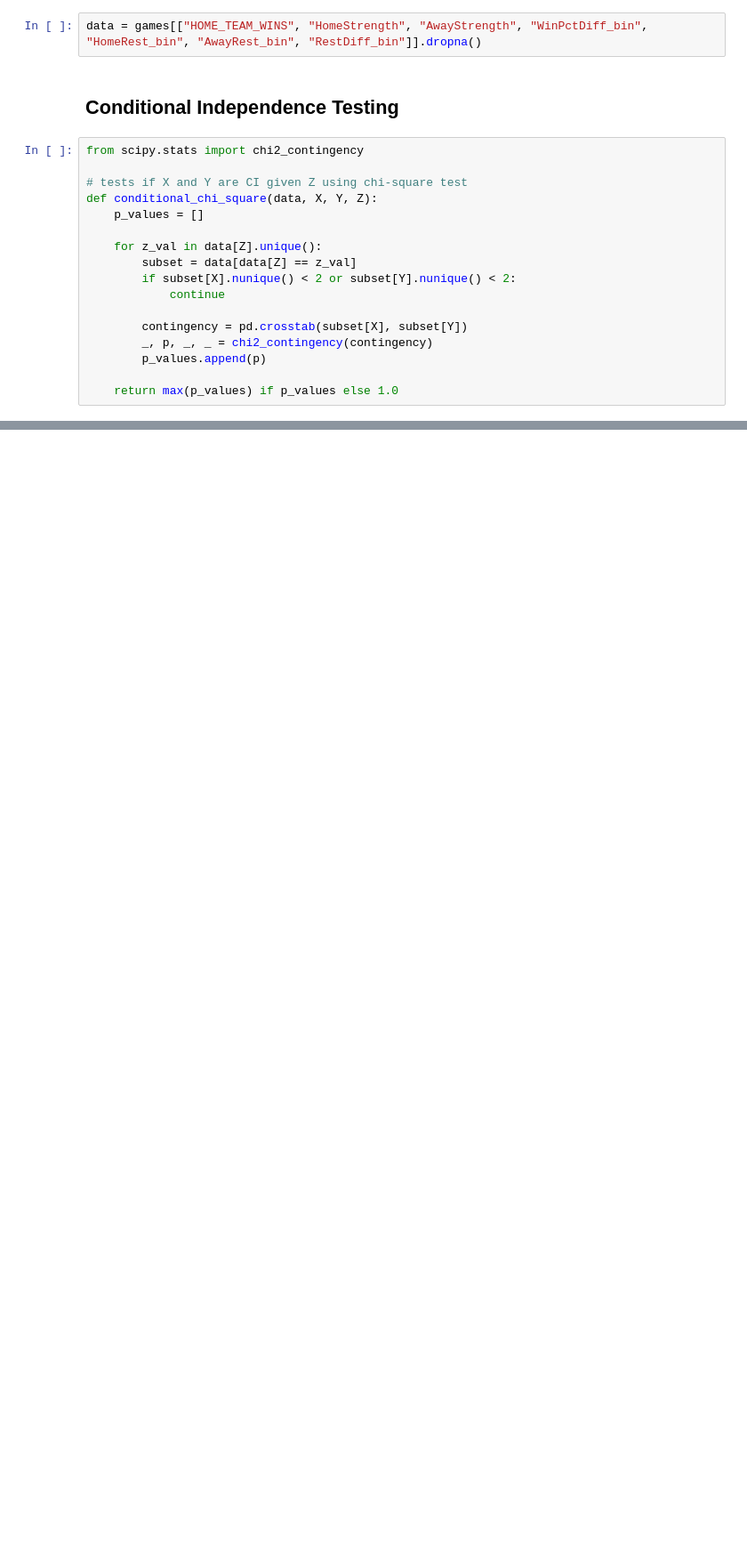
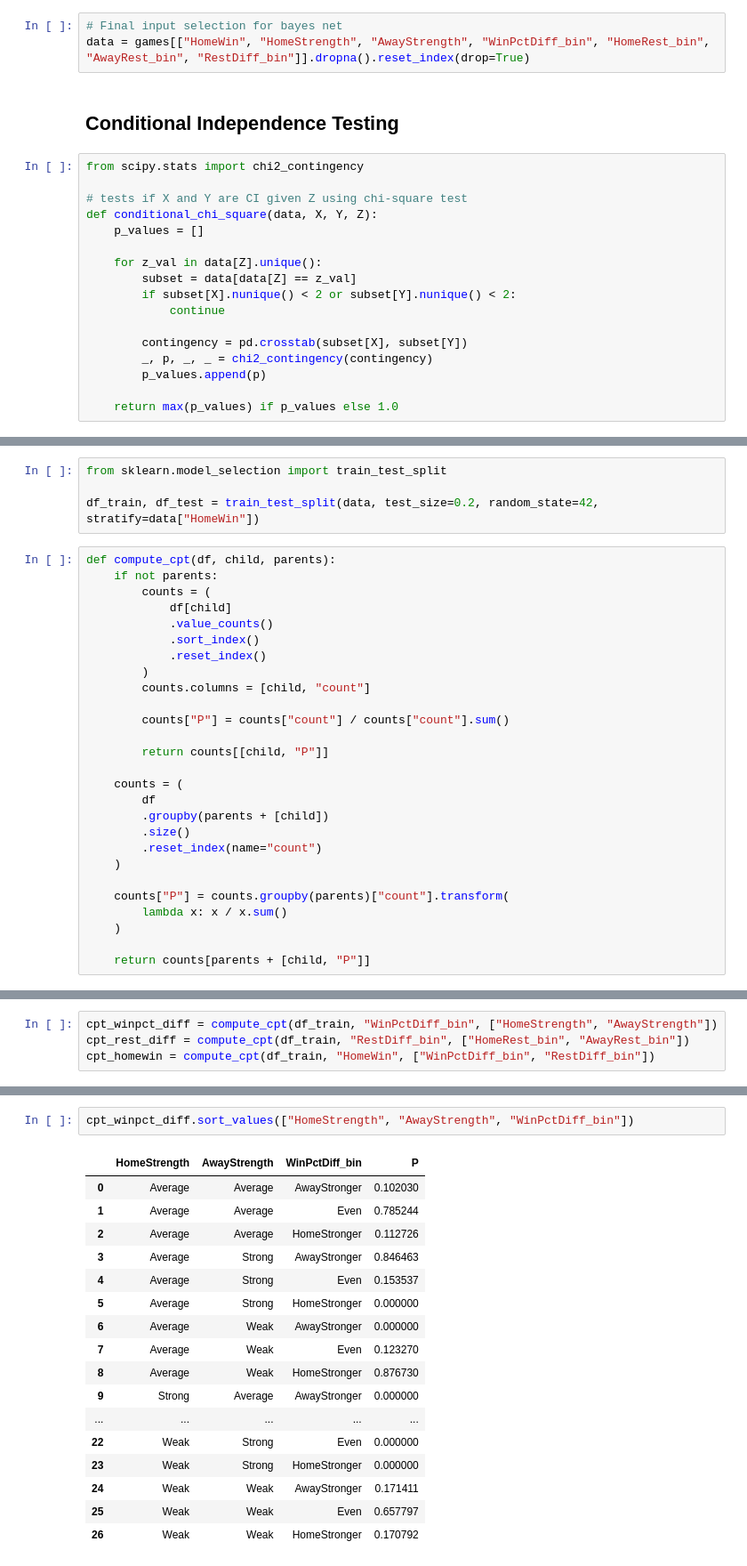
Before and after one commit to leowiemelt/NBA-Bayes-Net, a Jupyter notebook: nbamodel.ipynb, the cells around one changed output, grey strips where cells are left out. Shown at 89% size. Cells and saved outputs as stored; diff of their text form; blank space fills up the shorter version.

```diff
--- a/nbamodel.ipynb
+++ b/nbamodel.ipynb
@@ -174,7 +151,8 @@ games["AwayRest_bin"] = games["AwayRestDays"].apply(rest_bin)
 games["RestDiff"] = games["HomeRestDays"] - games["AwayRestDays"]
 games["RestDiff_bin"] = pd.cut(games["RestDiff"], bins=[-np.inf, -1, 0, np.inf], labels=["AwayRestAdv", "EvenRest", "HomeRestAdv"])
 # %%
-data = games[["HOME_TEAM_WINS", "HomeStrength", "AwayStrength", "WinPctDiff_bin", "HomeRest_bin", "AwayRest_bin", "RestDiff_bin"]].dropna()
+# Final input selection for bayes net
+data = games[["HomeWin", "HomeStrength", "AwayStrength", "WinPctDiff_bin", "HomeRest_bin", "AwayRest_bin", "RestDiff_bin"]].dropna().reset_index(drop=True)
 # %% [markdown]
 ## Conditional Independence Testing
 # %%
@@ -214,0 +242,31 @@ games.iloc[500:510, 20:40]
+# %%
+from sklearn.model_selection import train_test_split
+
+df_train, df_test = train_test_split(data, test_size=0.2, random_state=42, stratify=data["HomeWin"])
+# %%
+def compute_cpt(df, child, parents):
+    if not parents:
+        counts = (
+            df[child]
+            .value_counts()
+            .sort_index()
+            .reset_index()
+        )
+        counts.columns = [child, "count"]
+
+        counts["P"] = counts["count"] / counts["count"].sum()
+
+        return counts[[child, "P"]]
+
+    counts = (
+        df
+        .groupby(parents + [child])
+        .size()
+        .reset_index(name="count")
+    )
+
+    counts["P"] = counts.groupby(parents)["count"].transform(
+        lambda x: x / x.sum()
+    )
+
+    return counts[parents + [child, "P"]]
@@ -214,0 +278,4 @@ games.iloc[500:510, 20:40]
+# %%
+cpt_winpct_diff = compute_cpt(df_train, "WinPctDiff_bin", ["HomeStrength", "AwayStrength"])
+cpt_rest_diff = compute_cpt(df_train, "RestDiff_bin", ["HomeRest_bin", "AwayRest_bin"])
+cpt_homewin = compute_cpt(df_train, "HomeWin", ["WinPctDiff_bin", "RestDiff_bin"])
@@ -214,0 +310,20 @@ games.iloc[500:510, 20:40]
+# %%
+cpt_winpct_diff.sort_values(["HomeStrength", "AwayStrength", "WinPctDiff_bin"])
+# %% [output]
+|  | HomeStrength | AwayStrength | WinPctDiff_bin | P |
+| 0 | Average | Average | AwayStronger | 0.102030 |
+| 1 | Average | Average | Even | 0.785244 |
+| 2 | Average | Average | HomeStronger | 0.112726 |
+| 3 | Average | Strong | AwayStronger | 0.846463 |
+| 4 | Average | Strong | Even | 0.153537 |
+| 5 | Average | Strong | HomeStronger | 0.000000 |
+| 6 | Average | Weak | AwayStronger | 0.000000 |
+| 7 | Average | Weak | Even | 0.123270 |
+| 8 | Average | Weak | HomeStronger | 0.876730 |
+| 9 | Strong | Average | AwayStronger | 0.000000 |
+| ... | ... | ... | ... | ... |
+| 22 | Weak | Strong | Even | 0.000000 |
+| 23 | Weak | Strong | HomeStronger | 0.000000 |
+| 24 | Weak | Weak | AwayStronger | 0.171411 |
+| 25 | Weak | Weak | Even | 0.657797 |
+| 26 | Weak | Weak | HomeStronger | 0.170792 |
```
Also changed, not shown: parts of 29 cells of this notebook, 1 other file.
